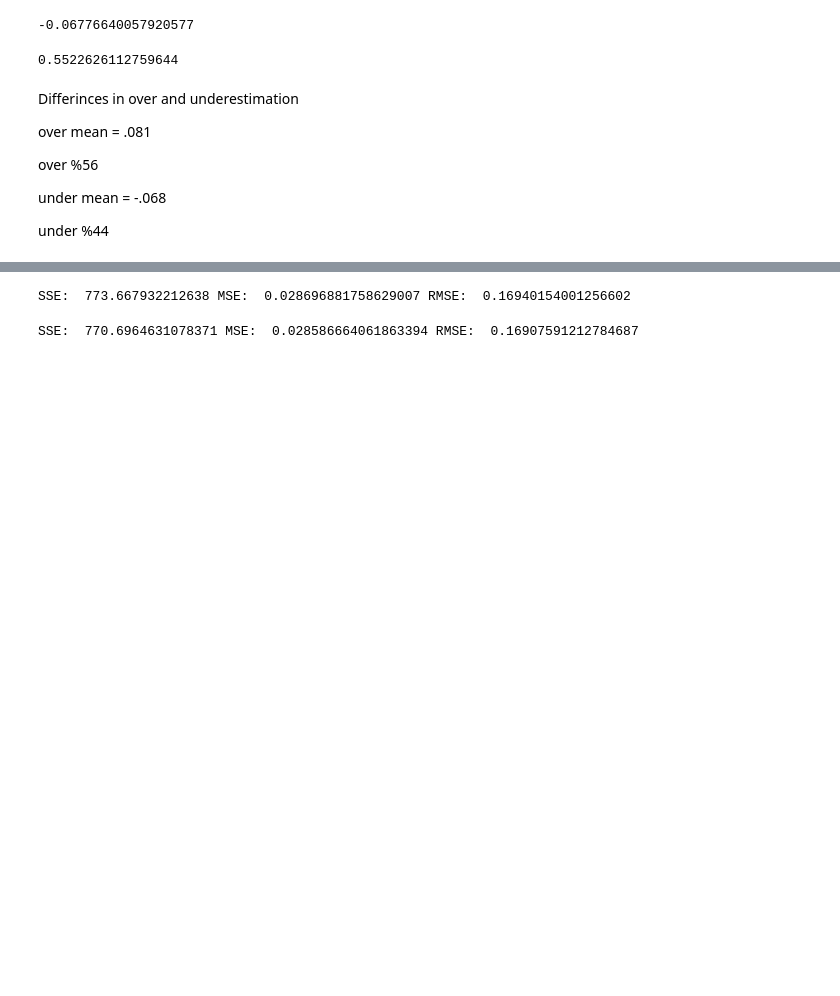
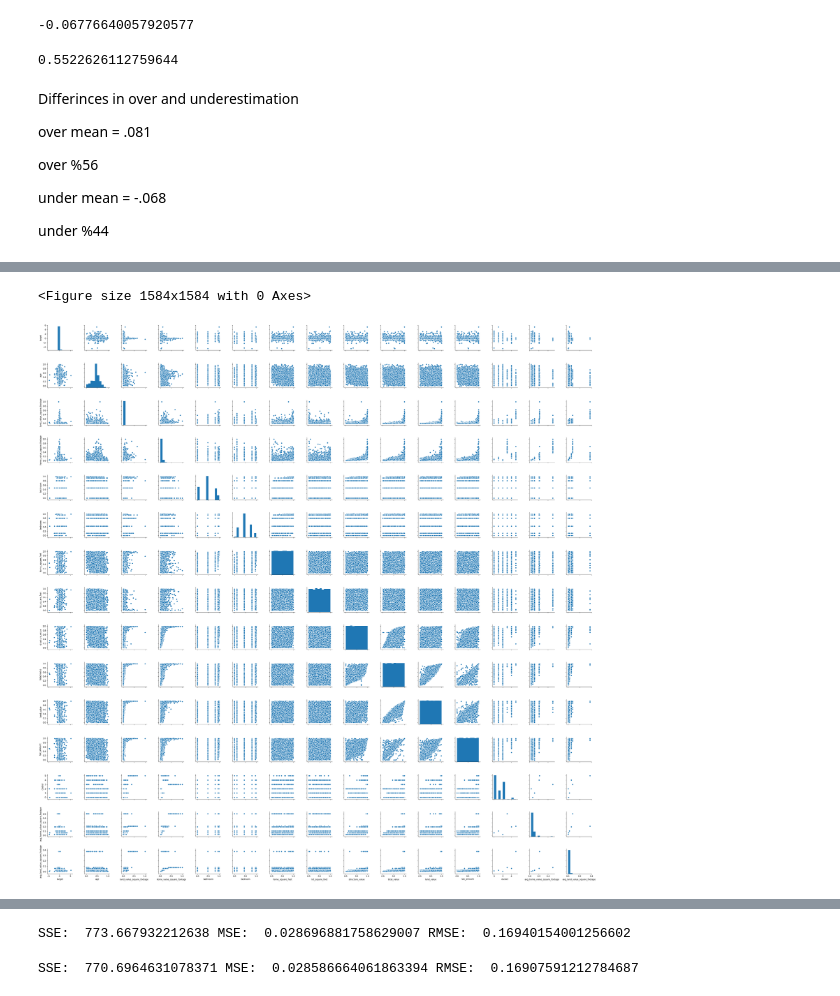
Before and after one commit to P-F-M/logerror_zillow, a Jupyter notebook: logerror_zillow.ipynb, the cells around one changed output, grey strips where cells are left out. Drawn from its saved outputs; the diff is of its cells as text; code cells hidden in the pictures; blank space fills up the shorter version.

```diff
--- a/logerror_zillow.ipynb
+++ b/logerror_zillow.ipynb
@@ -176,5 +205,8 @@ sns.heatmap(train.corr(), cmap='RdYlBu', annot=True, center=0)
 # %%
-# plt.figure(figsize=(22,22))
-# sns.pairplot(train)
-# plt.show()
+plt.figure(figsize=(22,22))
+sns.pairplot(train)
+plt.show()
+# %% [output]
+<Figure size 1584x1584 with 0 Axes>
+[figure, added]
 # %%
```
Also changed, not shown: parts of 41 cells of this notebook, 7 other files.
